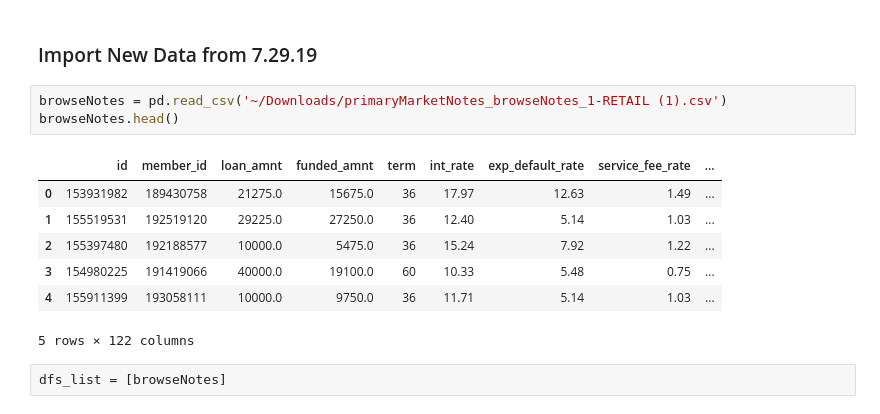
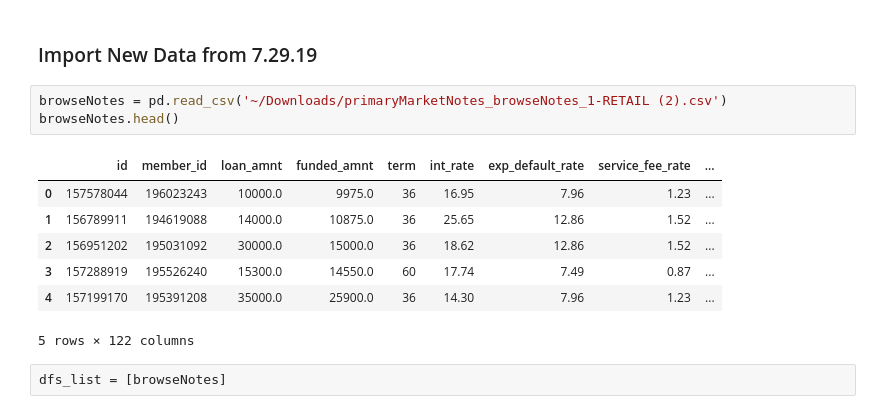
Before and after one commit to as6140/peervest, a Jupyter notebook: notebooks_functions/test_pipeline_on_current_data.ipynb, the cells around one changed output. Drawn from its saved outputs; the diff is of its cells as text.

```diff
--- a/notebooks_functions/test_pipeline_on_current_data.ipynb
+++ b/notebooks_functions/test_pipeline_on_current_data.ipynb
@@ -29,15 +29,15 @@ from sklearn.preprocessing import StandardScaler
 # %% [markdown]
 ### Import New Data from 7.29.19
 # %%
-browseNotes = pd.read_csv('~/Downloads/primaryMarketNotes_browseNotes_1-RETAIL (1).csv')
+browseNotes = pd.read_csv('~/Downloads/primaryMarketNotes_browseNotes_1-RETAIL (2).csv')
 browseNotes.head()
 # %% [output]
 |  | id | member_id | loan_amnt | funded_amnt | term | int_rate | exp_default_rate | service_fee_rate | ... |
-| 0 | 153931982 | 189430758 | 21275.0 | 15675.0 | 36 | 17.97 | 12.63 | 1.49 | ... |
-| 1 | 155519531 | 192519120 | 29225.0 | 27250.0 | 36 | 12.40 | 5.14 | 1.03 | ... |
-| 2 | 155397480 | 192188577 | 10000.0 | 5475.0 | 36 | 15.24 | 7.92 | 1.22 | ... |
-| 3 | 154980225 | 191419066 | 40000.0 | 19100.0 | 60 | 10.33 | 5.48 | 0.75 | ... |
-| 4 | 155911399 | 193058111 | 10000.0 | 9750.0 | 36 | 11.71 | 5.14 | 1.03 | ... |
+| 0 | 157578044 | 196023243 | 10000.0 | 9975.0 | 36 | 16.95 | 7.96 | 1.23 | ... |
+| 1 | 156789911 | 194619088 | 14000.0 | 10875.0 | 36 | 25.65 | 12.86 | 1.52 | ... |
+| 2 | 156951202 | 195031092 | 30000.0 | 15000.0 | 36 | 18.62 | 12.86 | 1.52 | ... |
+| 3 | 157288919 | 195526240 | 15300.0 | 14550.0 | 60 | 17.74 | 7.49 | 0.87 | ... |
+| 4 | 157199170 | 195391208 | 35000.0 | 25900.0 | 36 | 14.30 | 7.96 | 1.23 | ... |
 5 rows × 122 columns
 # %%
 dfs_list = [browseNotes]
```
Also changed, not shown: parts of 8 cells of this notebook, 3 other files.
